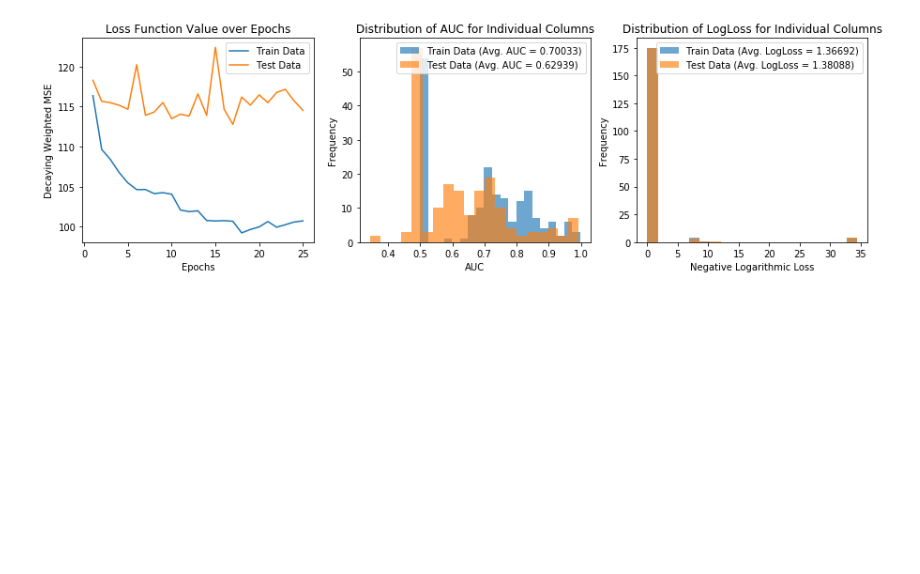
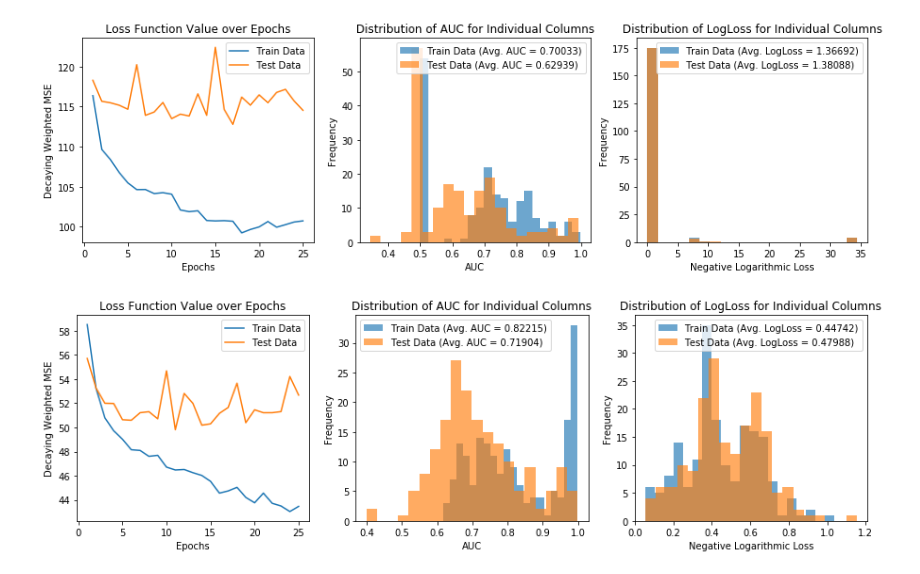
Before and after one commit to navyamehta/ai-research-projects, a Jupyter notebook: harvard-drug-prediction/ATTEMPT 2 - Dense ANNs.ipynb, the cells around one changed output. Cells and saved outputs as stored; diff of their text form; code cells hidden in the pictures; blank space fills up the shorter version.

Commit message:
Unsupervised Label Clustering 2

```diff
--- a/harvard-drug-prediction/ATTEMPT 2 - Dense ANNs.ipynb
+++ b/harvard-drug-prediction/ATTEMPT 2 - Dense ANNs.ipynb
@@ -220,7 +221,7 @@ for i in range(35):
 predtrainY = np.zeros((trainX.shape[0],reltitle.shape[0]))
 predtestY = np.zeros((testX.shape[0], reltitle.shape[0]))
 for i in range(35):
-    model = dense_model(lossfn=lossclass.loss, lr=2e-3, numtargets=(reltitle[km.labels_==i]).shape[0])
+    model = dense_model(lr=2e-3, numtargets=(reltitle[km.labels_==i]).shape[0])
     model.load_weights("./models/DenseANN_Label"+str(i)+".h5")
     predtrainY[:,km.labels_==i] = model.predict(trainX)
     predtestY[:,km.labels_==i] = model.predict(testX)
@@ -234,3 +235,29 @@ for i in range(1,35):
 plotter(hist, trainY, predtrainY, testY, predtestY)
 # %% [output]
 [figure]
+# %%
+#Can we collapse labels that contain very few entries?
+trainX, testX = X[:15000], X[15000:]
+for mask, tl in [(reltitle[km.labels_==0],"Y0"), (reltitle[km.labels_!=0],"N0")]:
+    relY = Y[mask]
+    trainY, testY = relY.values[:15000], relY.values[15000:]
+    lossclass = ImbalanceMSE((trainY.shape[0]-np.sum(trainY,axis=0))/np.sum(trainY,axis=0),0.95,20)
+    losscallback = LossCallBack(lossclass)
+    model = dense_model(lossfn=lossclass.loss, lr=2e-3, numtargets=trainY.shape[1])
+    hist = model.fit(trainX, trainY, epochs=25, batch_size=128, verbose=False, validation_data=(testX,testY),
+                     callbacks=[losscallback])
+    model.save("./models/MaskDenseANN"+str(tl)+".h5")
+    pickle.dump(hist.history, open("./models/MaskHistory"+str(tl)+".pkl","wb"))
+# %%
+predtrainY = np.zeros((trainX.shape[0],reltitle.shape[0]))
+predtestY = np.zeros((testX.shape[0], reltitle.shape[0]))
+for mask, tl in [(km.labels_==0,"Y0"), (km.labels_!=0,"N0")]:
+    model = dense_model(lr=2e-3, numtargets=reltitle[mask].shape[0])
+    model.load_weights("./models/MaskDenseANN"+str(tl)+".h5")
+    predtrainY[:,mask] = model.predict(trainX)
+    predtestY[:,mask] = model.predict(testX)
+# %%
+trainY, testY = Y[reltitle].values[:15000], Y[reltitle].values[15000:]
+plotter(pickle.load(open("./models/MaskHistoryY0.pkl","rb")), trainY, predtrainY, testY, predtestY)
+# %% [output]
+[figure, added]
```
Also changed, not shown: parts of 2 cells of this notebook, 4 other files.
